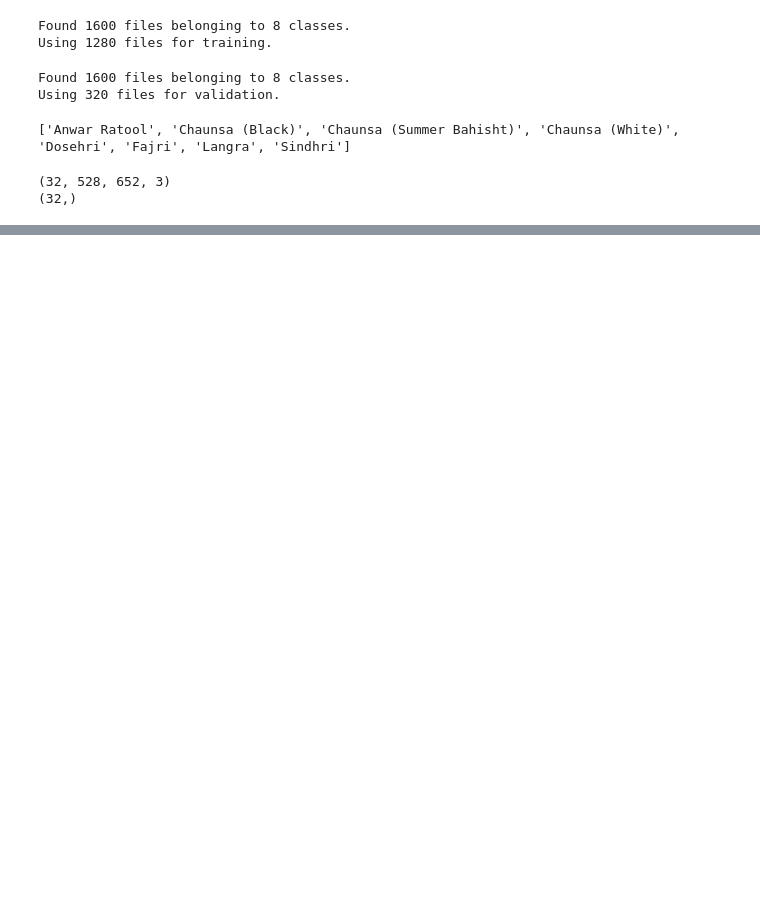
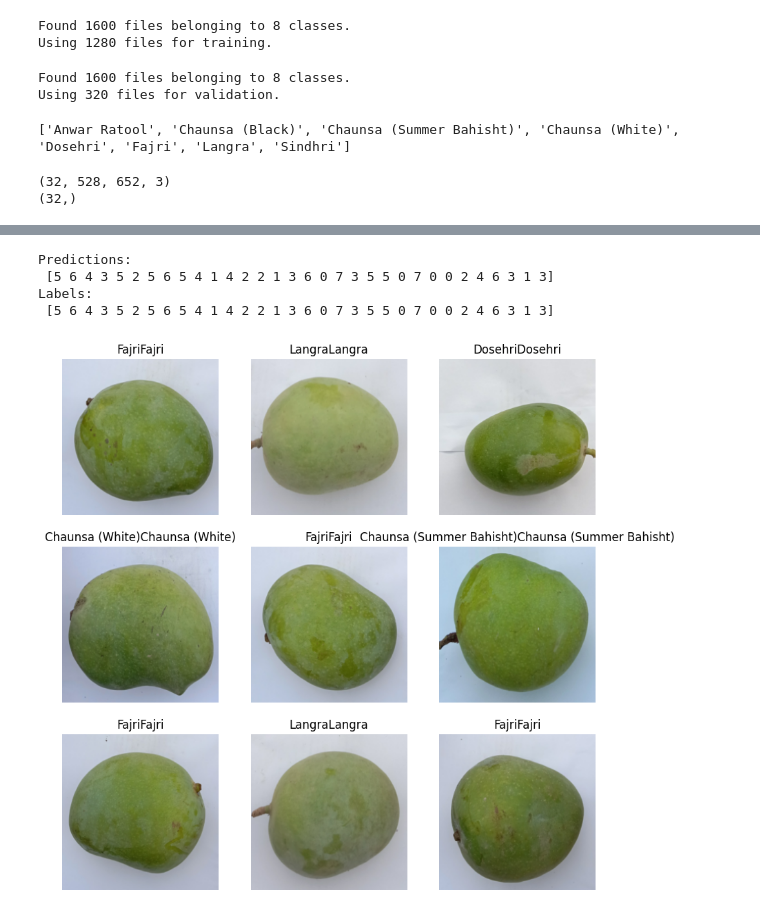
Before and after one commit to lmntrx-major/major_project, a Jupyter notebook: model.ipynb, the cells around one changed output, grey strips where cells are left out. Saved outputs shown, nothing was run; the diff lists cells and outputs as text; code cells hidden in the pictures; blank space fills up the shorter version.

```diff
--- a/model.ipynb
+++ b/model.ipynb
@@ -7,7 +41,5 @@ import os
 # %%
 PATH = os.getcwd()
-# data_dir = pathlib.Path("D:\major\data")
-# print(data_dir)
-data_dir = PATH + "\data"
+data_dir = PATH + "/data"
 print(data_dir)
 # %% [output]
@@ -174,5 +236,5 @@ model.compile(
 # %%
-fine_tune_epochs = 10
+fine_tune_epochs = 20
 total_epochs = initial_epochs + fine_tune_epochs
 history_fine = model.fit(train_ds,
                          epochs=total_epochs,
@@ -181,14 +261,20 @@ history_fine = model.fit(train_ds,
 # %%
 image_batch, label_batch = test_ds.as_numpy_iterator().next()
-predictions = model.predict_on_batch(image_batch).flatten()
+predictions = model.predict_on_batch(image_batch)
 
-predictions = tf.nn.sigmoid(predictions)
-predictions = tf.where(predictions < 0.5, 0, 1)
-print('Predictions:\n', predictions.numpy())
+
+predictions = tf.nn.softmax(predictions, axis=-1)
+predicted_classes = tf.argmax(predictions, axis=-1)
+
+print('Predictions:\n', predicted_classes.numpy())
 print('Labels:\n', label_batch)
+
 plt.figure(figsize=(10, 10))
 for i in range(9):
     ax = plt.subplot(3, 3, i + 1)
     plt.imshow(image_batch[i].astype("uint8"))
-    plt.title(class_names[predictions[i]])
+    plt.title(class_names[predicted_classes[i]] + class_names[label_batch[i]])
     plt.axis("off")
+
+plt.show()
+# %% [output]
@@ -194,0 +282,5 @@ for i in range(9):
+Predictions:
+ [5 6 4 3 5 2 5 6 5 4 1 4 2 2 1 3 6 0 7 3 5 5 0 7 0 0 2 4 6 3 1 3]
+Labels:
+ [5 6 4 3 5 2 5 6 5 4 1 4 2 2 1 3 6 0 7 3 5 5 0 7 0 0 2 4 6 3 1 3]
+[figure, added]
```
Also changed, not shown: parts of 16 cells of this notebook, 4 other files.
